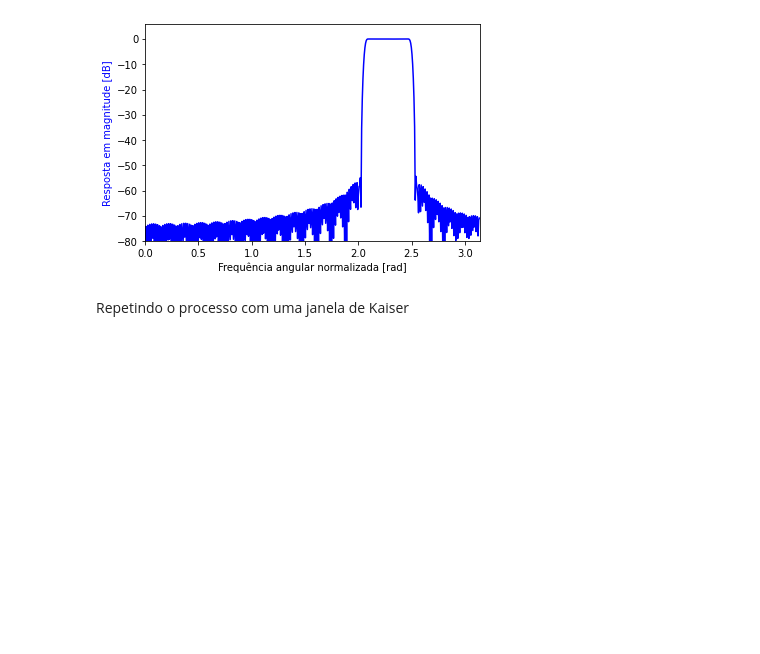
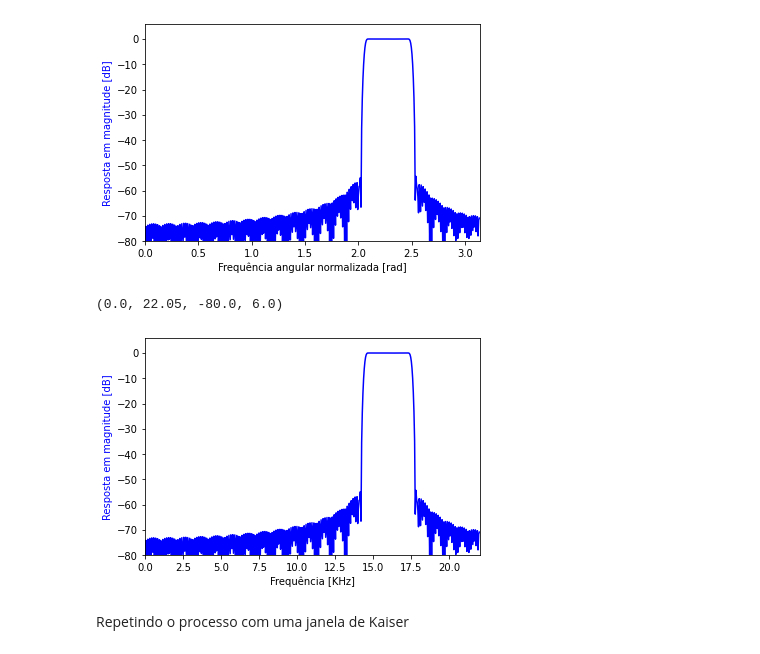
Before and after one commit to pmvdafonseca/filter_fir_high_pass, a Jupyter notebook: Projeto_FIR.ipynb, the cells around one changed output. Drawn from its saved outputs; the diff is of its cells as text; code cells hidden in the pictures; blank space fills up the shorter version.

```diff
--- a/Projeto_FIR.ipynb
+++ b/Projeto_FIR.ipynb
@@ -163,6 +160,18 @@ plt.axis([0, np.pi, -80, 6])
 # %% [output]
 (0.0, 3.141592653589793, -80.0, 6.0)
 [figure]
+# %%
+w,respfreq = signal.freqz(hhamming,1)
+plt.plot((w/(2.0*np.pi/fs))/1000, 20 * np.log10(abs(respfreq)), 'b')
+plt.ylabel('Resposta em magnitude [dB]', color='b')
+plt.xlabel('Frequência [KHz]')
+# plt.fill([0, omegap,  omegap,  0], [-alphap, -alphap, -600, -600], '0.5', lw=0)
+# plt.fill([0, omegap,  omegap,  0], [alphap, alphap, 600, 600], '0.5', lw=0)
+# plt.fill([omegar, omegar, np.pi, np.pi], [99,  -alphar,  -alphar, 99], '0.5', lw=0)
+plt.axis([0, (np.pi/(2.0*np.pi/fs))/1000, -80, 6])
+# %% [output]
+(0.0, 22.05, -80.0, 6.0)
+[figure, added]
 # %% [markdown]
 Repetindo o processo com uma janela de Kaiser
 # %%
```
Also changed, not shown: parts of 3 cells of this notebook.
